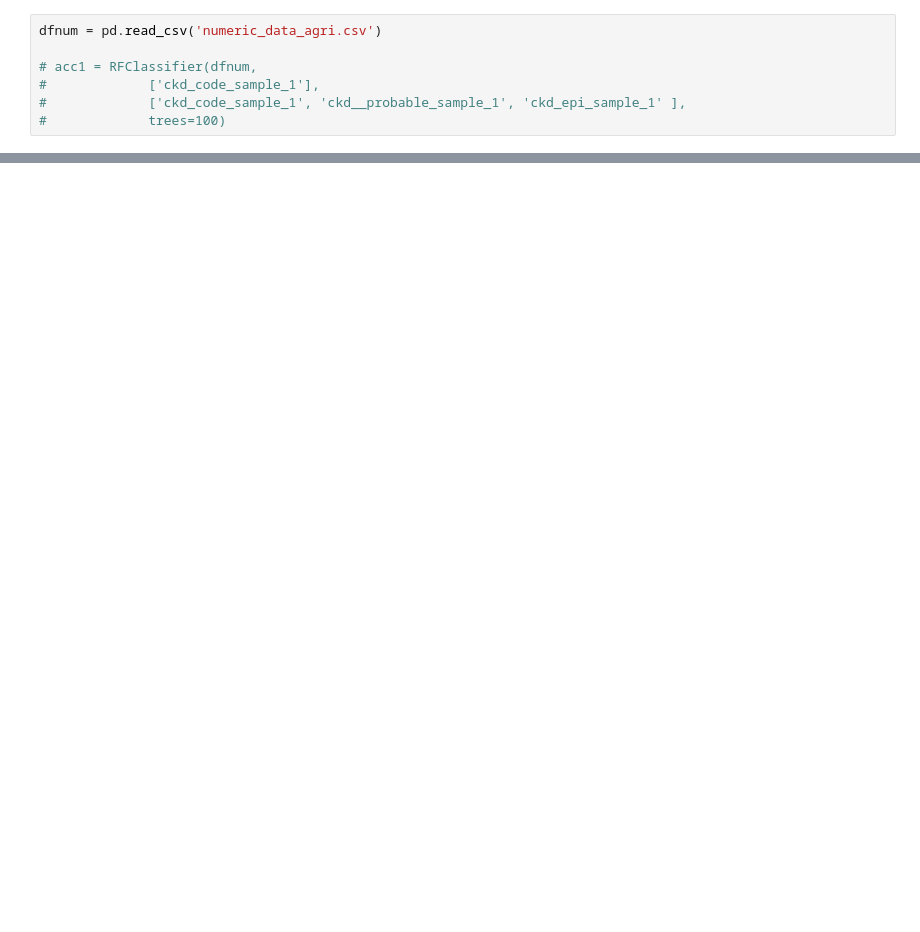
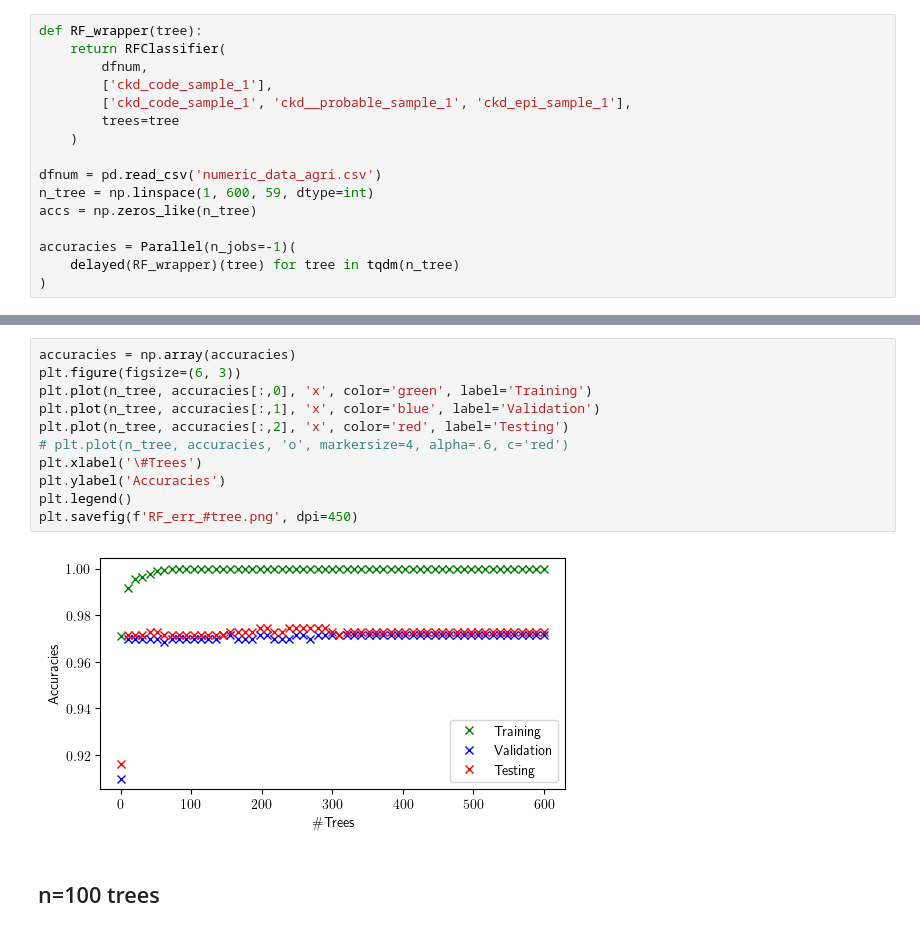
Before and after one commit to akshaysanjeevk/SysBio-course, a Jupyter notebook: HW-2-4/RandomForest.ipynb, the cells around one changed output, grey strips where cells are left out. Drawn from its saved outputs; the diff is of its cells as text; blank space fills up the shorter version.

```diff
--- a/HW-2-4/RandomForest.ipynb
+++ b/HW-2-4/RandomForest.ipynb
@@ -45,7 +58,16 @@ def RF_wrapper(tree):
 # %%
+def RF_wrapper(tree):
+    return RFClassifier(
+        dfnum,
+        ['ckd_code_sample_1'],
+        ['ckd_code_sample_1', 'ckd__probable_sample_1', 'ckd_epi_sample_1'],
+        trees=tree
+    )
+
 dfnum = pd.read_csv('numeric_data_agri.csv')
+n_tree = np.linspace(1, 600, 59, dtype=int)
+accs = np.zeros_like(n_tree)
 
-# acc1 = RFClassifier(dfnum,
-#             ['ckd_code_sample_1'],
-#             ['ckd_code_sample_1', 'ckd__probable_sample_1', 'ckd_epi_sample_1' ],
-#             trees=100)
+accuracies = Parallel(n_jobs=-1)(
+    delayed(RF_wrapper)(tree) for tree in tqdm(n_tree)
+)
@@ -67,0 +74,15 @@ Text(0, 0.5, 'Accuracy')
+# %%
+accuracies = np.array(accuracies)
+plt.figure(figsize=(6, 3))
+plt.plot(n_tree, accuracies[:,0], 'x', color='green', label='Training')
+plt.plot(n_tree, accuracies[:,1], 'x', color='blue', label='Validation')
+plt.plot(n_tree, accuracies[:,2], 'x', color='red', label='Testing')
+# plt.plot(n_tree, accuracies, 'o', markersize=4, alpha=.6, c='red')
+plt.xlabel('\#Trees')
+plt.ylabel('Accuracies')
+plt.legend()
+plt.savefig(f'RF_err_#tree.png', dpi=450)
+# %% [output]
+[figure, added]
+# %% [markdown]
+## n=100 trees
```
Also changed, not shown: parts of 17 cells of this notebook, 12 other files.
